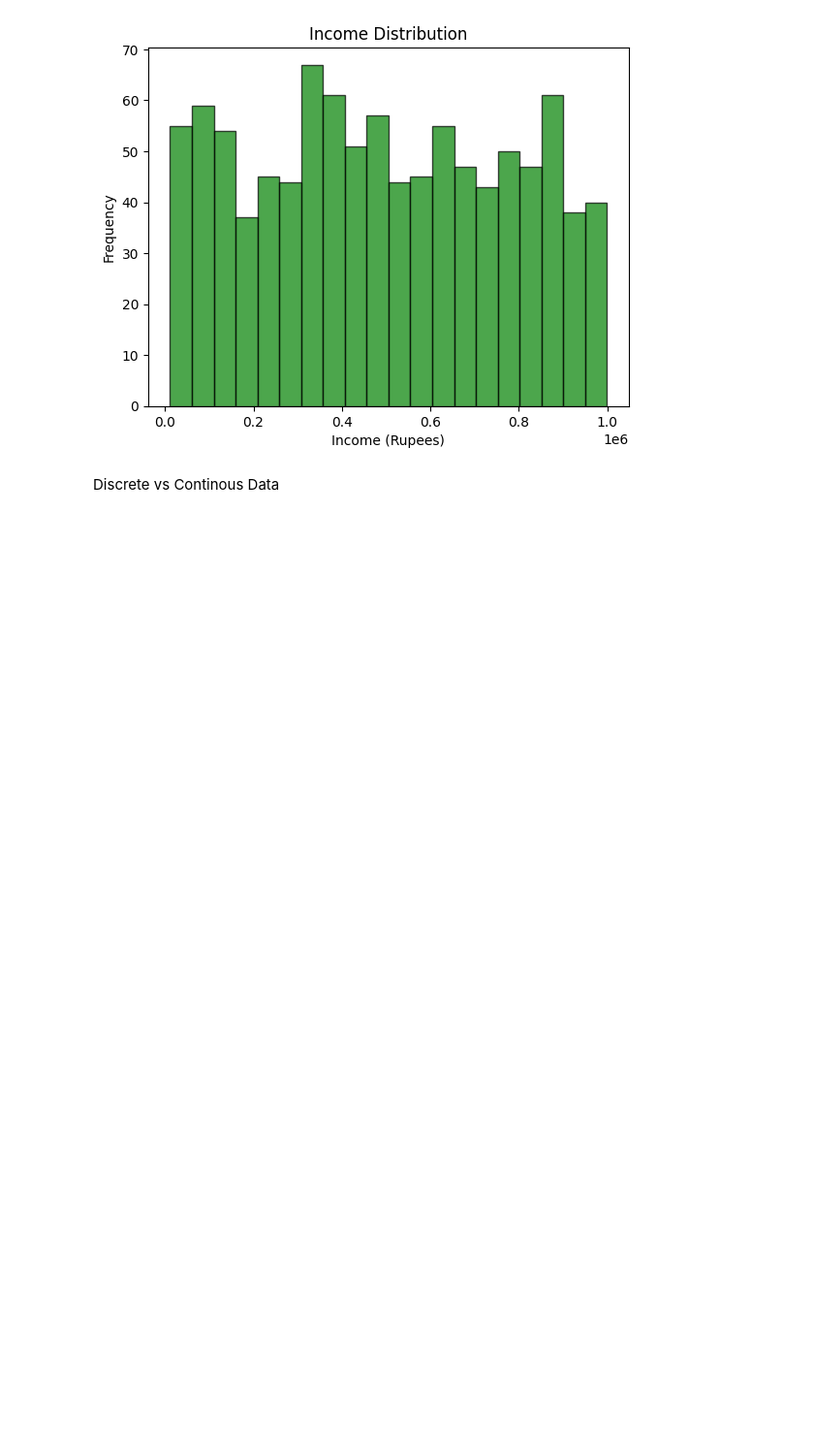
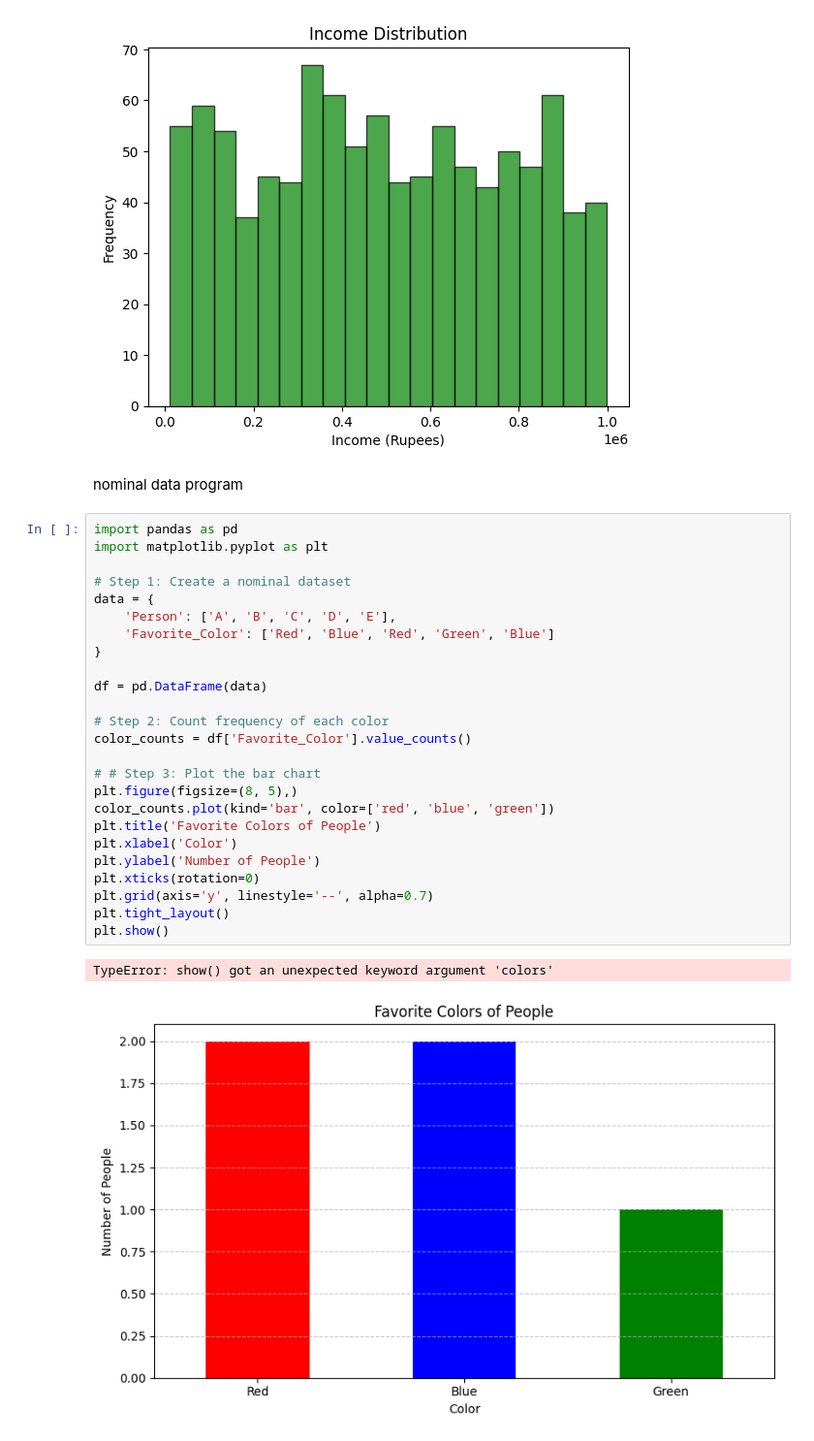
Before and after one commit to Priyavaratsaini3/Data-Science-Cohort, a Jupyter notebook: Phase-1/Types_of_data.ipynb, the cells around one changed output. Shown at 97% size. Cells and saved outputs as stored; diff of their text form; blank space fills up the shorter version.

Commit message:
create a nominal dataset

```diff
--- a/Phase-1/Types_of_data.ipynb
+++ b/Phase-1/Types_of_data.ipynb
@@ -120,4 +120,32 @@ plt.show()
 # %% [output]
 [figure]
 # %% [markdown]
-Discrete vs Continous Data
+nominal data program
+# %%
+import pandas as pd
+import matplotlib.pyplot as plt
+
+# Step 1: Create a nominal dataset
+data = {
+    'Person': ['A', 'B', 'C', 'D', 'E'],
+    'Favorite_Color': ['Red', 'Blue', 'Red', 'Green', 'Blue']
+}
+
+df = pd.DataFrame(data)
+
+# Step 2: Count frequency of each color
+color_counts = df['Favorite_Color'].value_counts()
+
+# # Step 3: Plot the bar chart
+plt.figure(figsize=(8, 5),)
+color_counts.plot(kind='bar', color=['red', 'blue', 'green'])
+plt.title('Favorite Colors of People')
+plt.xlabel('Color')
+plt.ylabel('Number of People')
+plt.xticks(rotation=0)
+plt.grid(axis='y', linestyle='--', alpha=0.7)
+plt.tight_layout()
+plt.show()
+# %% [output]
+TypeError: show() got an unexpected keyword argument 'colors'
+[figure, added]
```
